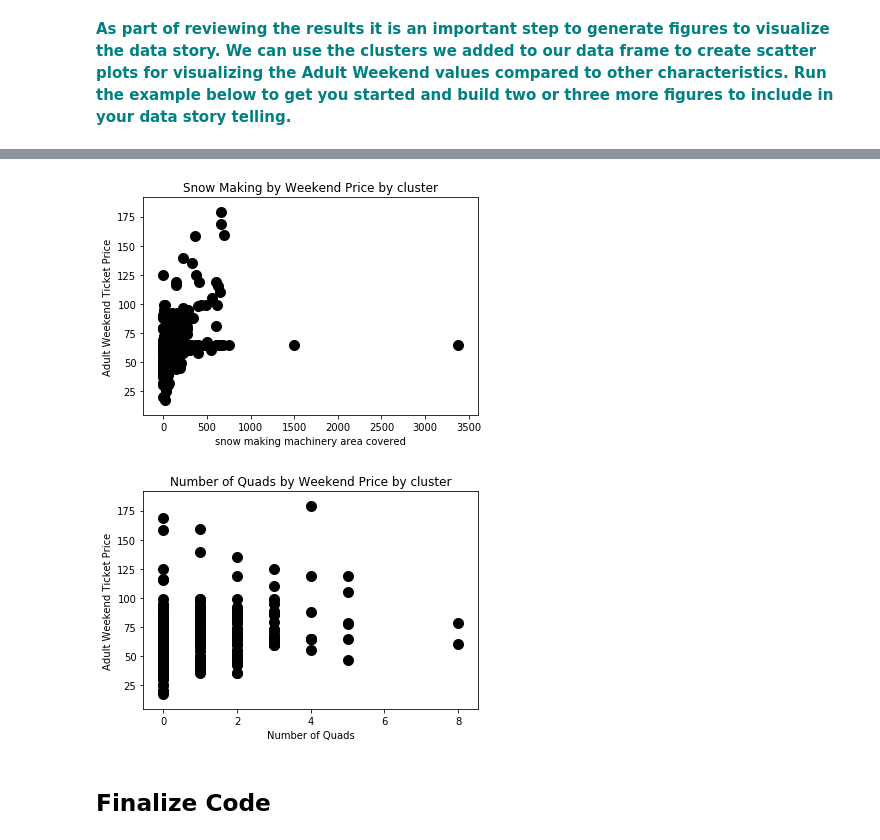
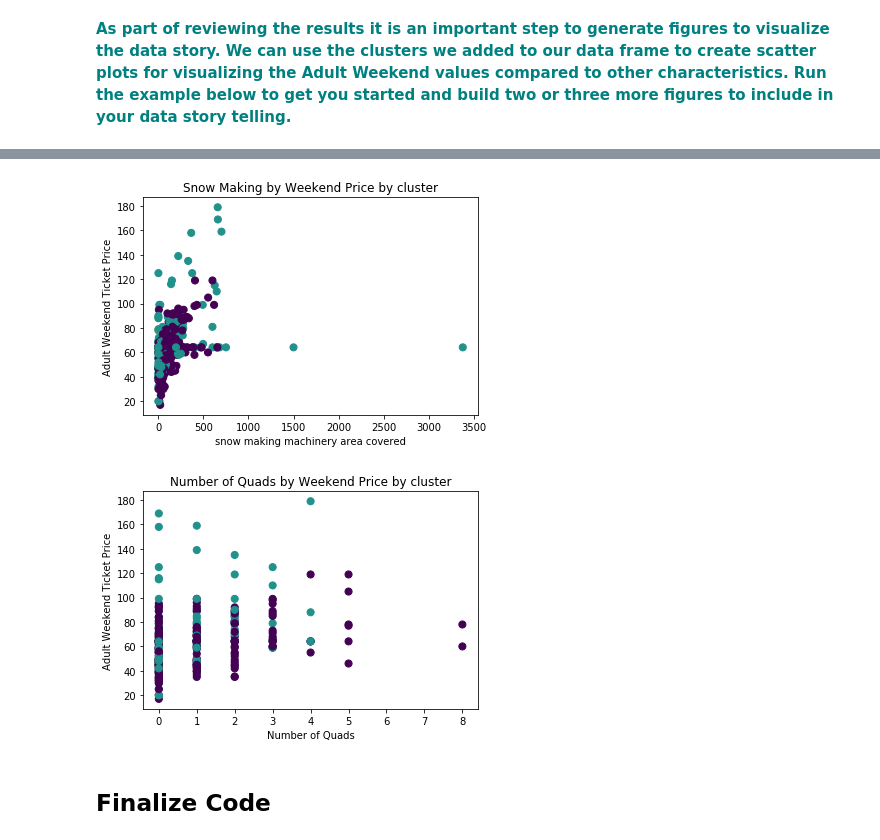
Before and after one commit to bauyrjanj/GuidedCapstone-1, a Jupyter notebook: Step6/GuidedCapstoneStep6HL.ipynb, the cells around one changed output, grey strips where cells are left out. Drawn from its saved outputs; the diff is of its cells as text; code cells hidden in the pictures.

```diff
--- a/Step6/GuidedCapstoneStep6HL.ipynb
+++ b/Step6/GuidedCapstoneStep6HL.ipynb
@@ -169,21 +169,21 @@ plt.savefig('figures/fig2.png',bbox_inches='tight')
 # %%
 plt.scatter(df['Snow Making_ac'], df['AdultWeekend'], c=df['clusters'], s=50, cmap='viridis', label ='clusters')
-plt.scatter(df['Snow Making_ac'], df['AdultWeekend'], c='black', s=100)
+
 plt.xlabel('snow making machinery area covered')
 plt.ylabel('Adult Weekend Ticket Price')
 plt.title('Snow Making by Weekend Price by cluster')
 plt.savefig('figures/fig3.png',bbox_inches='tight')
 # %% [output]
-[figure, old version]
+[figure, new version]
 # %%
 plt.scatter(df['quad'], df['AdultWeekend'], c=df['clusters'], s=50, cmap='viridis', label ='clusters')
-plt.scatter(df['quad'], df['AdultWeekend'], c='black', s=100)
+
 plt.xlabel('Number of Quads')
 plt.ylabel('Adult Weekend Ticket Price')
 plt.title('Number of Quads by Weekend Price by cluster')
 plt.savefig('figures/fig4.png',bbox_inches='tight')
 # %% [output]
-[figure, old version]
+[figure, new version]
 # %% [markdown]
 ## Finalize Code
 # %% [markdown]
```
Also changed, not shown: parts of 2 cells of this notebook.
